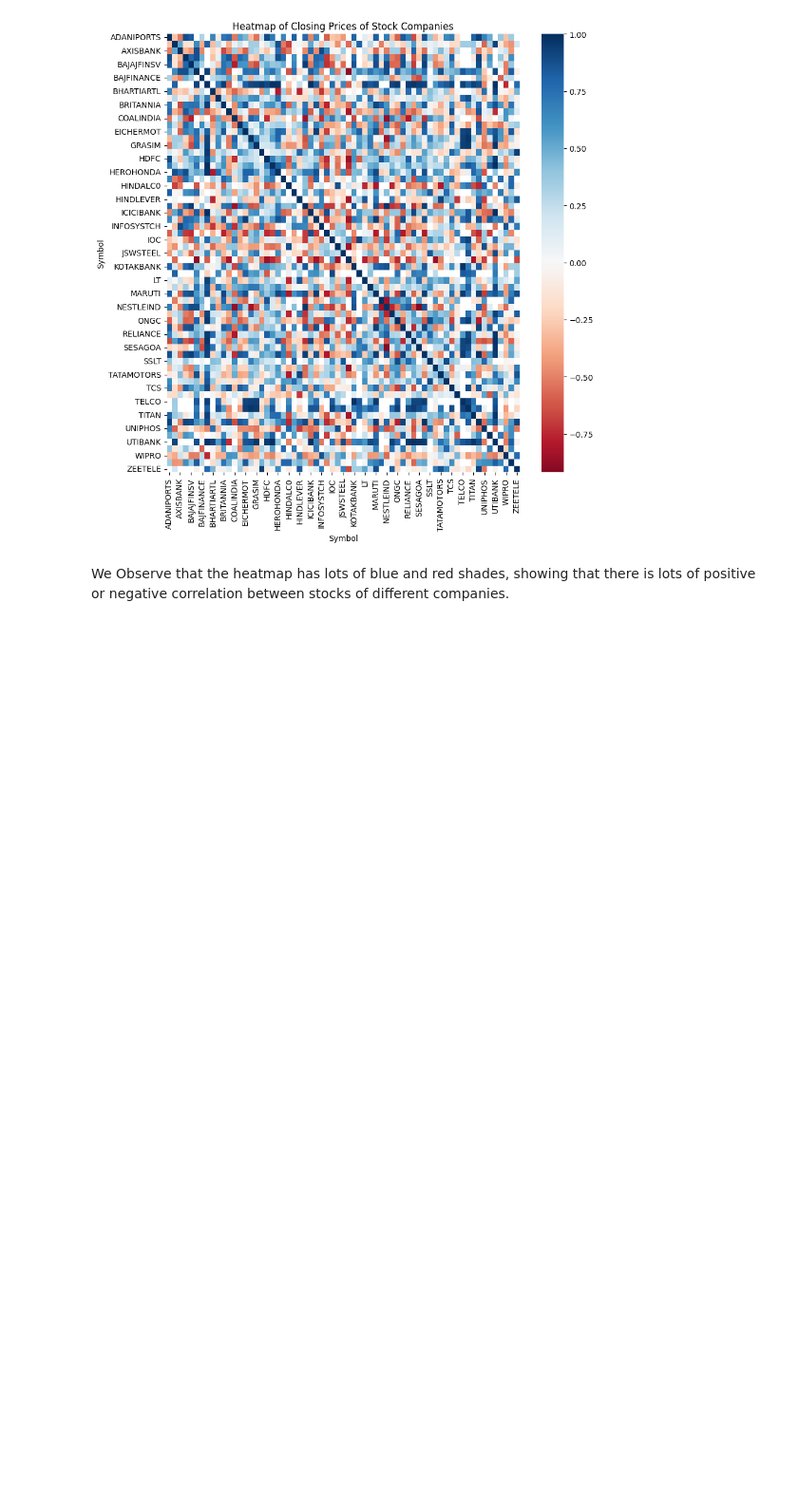
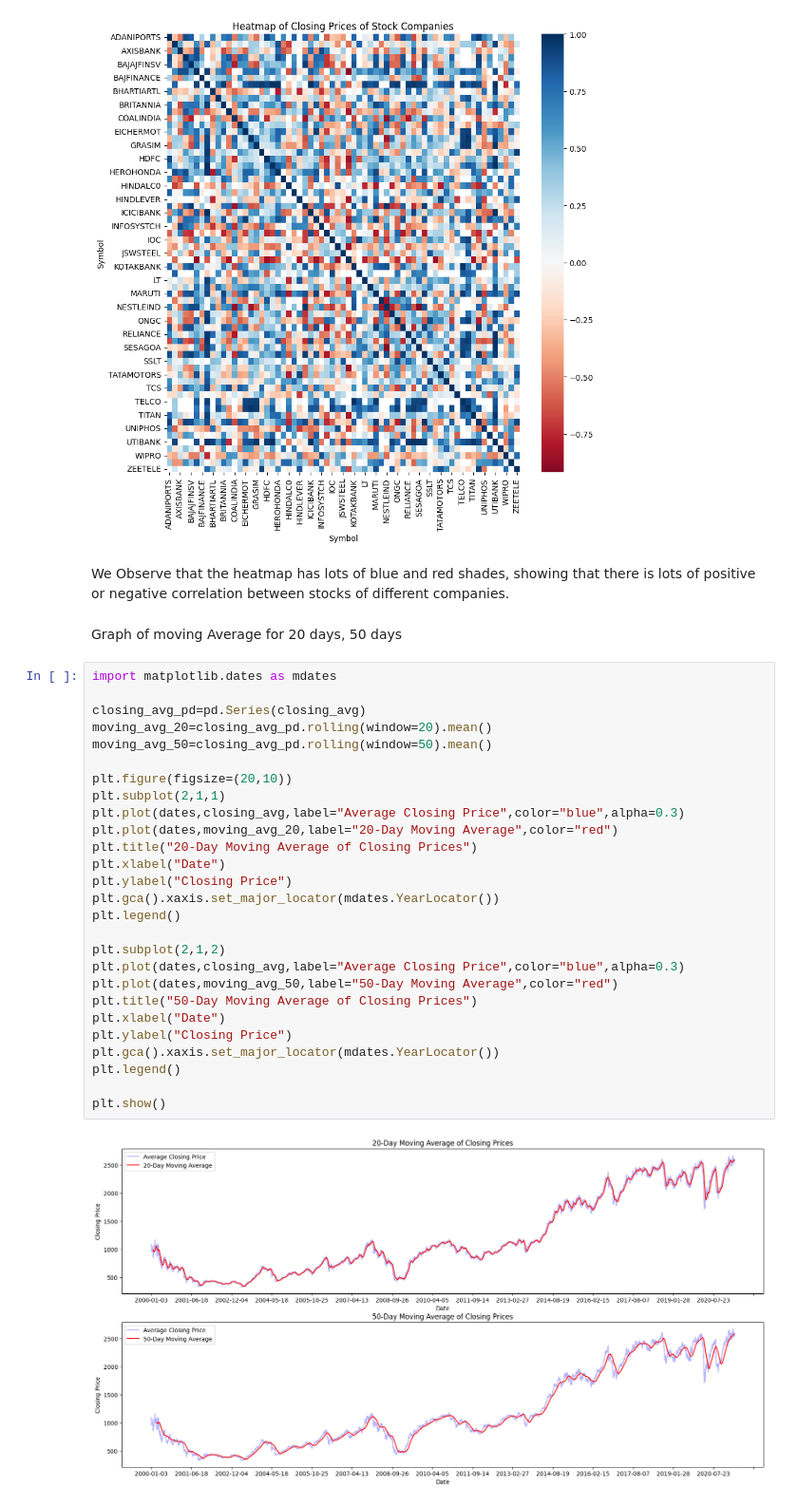
Before and after one commit to himangg/Data-Science-Project, a Jupyter notebook: EDA.ipynb, the cells around one changed output. Shown at 95% size. Cells and saved outputs as stored; diff of their text form; blank space fills up the shorter version.

```diff
--- a/EDA.ipynb
+++ b/EDA.ipynb
@@ -237,3 +219,34 @@ plt.show()
 [figure]
 # %% [markdown]
 We Observe that the heatmap has lots of blue and red shades, showing that there is lots of positive or negative correlation between stocks of different companies.
+# %% [markdown]
+Graph of moving Average for 20 days, 50 days
+# %%
+import matplotlib.dates as mdates
+
+closing_avg_pd=pd.Series(closing_avg)
+moving_avg_20=closing_avg_pd.rolling(window=20).mean()
+moving_avg_50=closing_avg_pd.rolling(window=50).mean()
+
+plt.figure(figsize=(20,10))
+plt.subplot(2,1,1)
+plt.plot(dates,closing_avg,label="Average Closing Price",color="blue",alpha=0.3)
+plt.plot(dates,moving_avg_20,label="20-Day Moving Average",color="red")
+plt.title("20-Day Moving Average of Closing Prices")
+plt.xlabel("Date")
+plt.ylabel("Closing Price")
+plt.gca().xaxis.set_major_locator(mdates.YearLocator())
+plt.legend()
+
+plt.subplot(2,1,2)
+plt.plot(dates,closing_avg,label="Average Closing Price",color="blue",alpha=0.3)
+plt.plot(dates,moving_avg_50,label="50-Day Moving Average",color="red")
+plt.title("50-Day Moving Average of Closing Prices")
+plt.xlabel("Date")
+plt.ylabel("Closing Price")
+plt.gca().xaxis.set_major_locator(mdates.YearLocator())
+plt.legend()
+
+plt.show()
+# %% [output]
+[figure, added]
```
Also changed, not shown: parts of 6 cells of this notebook.
